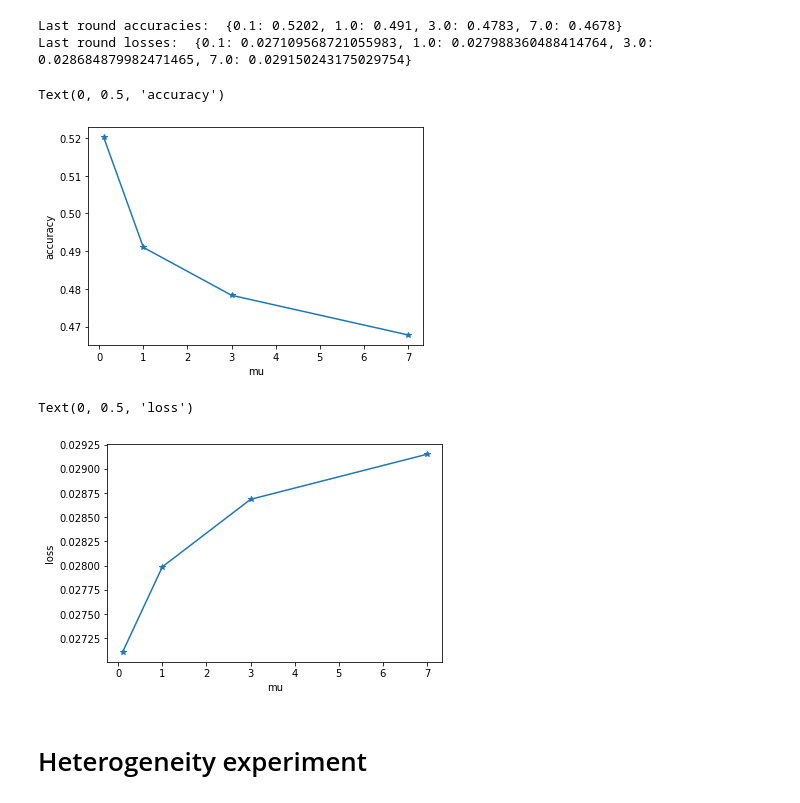
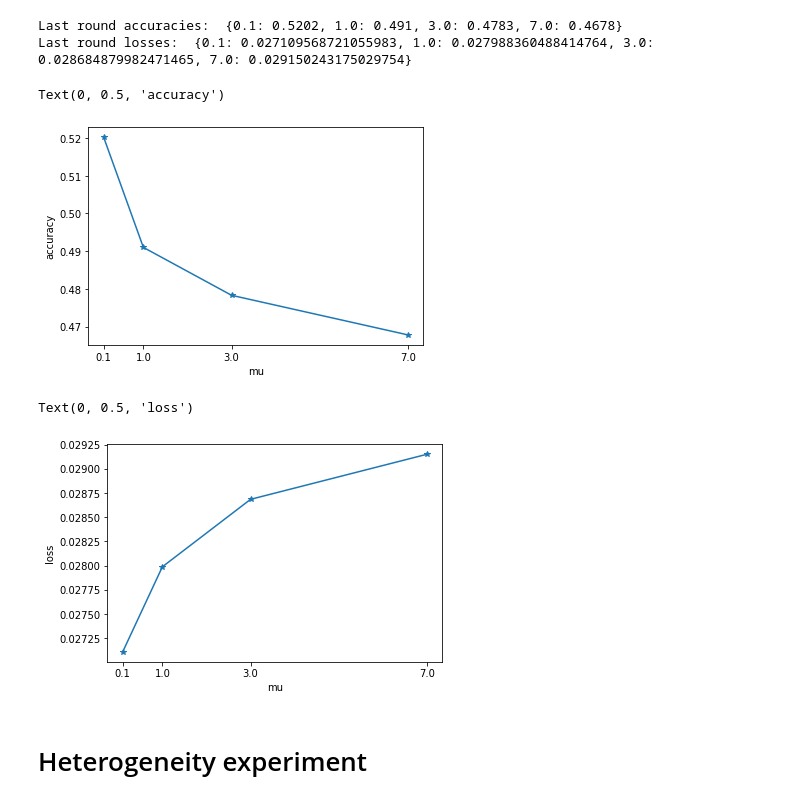
Before and after one commit to minaremeli/MOON, a Jupyter notebook: Experiments evaluation.ipynb, the cells around one changed output. Cells and saved outputs as stored; diff of their text form; code cells hidden in the pictures.

```diff
--- a/Experiments evaluation.ipynb
+++ b/Experiments evaluation.ipynb
@@ -325,18 +328,20 @@ Last round accuracies:  {0.1: 0.5202, 1.0: 0.491, 3.0: 0.4783, 7.0: 0.4678}
 Last round losses:  {0.1: 0.027109568721055983, 1.0: 0.027988360488414764, 3.0: 0.028684879982471465, 7.0: 0.029150243175029754}
 # %%
 plt.plot(last_round_accs.keys(), last_round_accs.values(), '*-')
+plt.xticks(mus)
 plt.xlabel('mu')
 plt.ylabel('accuracy')
 # %% [output]
 Text(0, 0.5, 'accuracy')
-[figure, old version]
+[figure, new version]
 # %%
 plt.plot(last_round_losses.keys(), last_round_losses.values(), '*-')
+plt.xticks(mus)
 plt.xlabel('mu')
 plt.ylabel('loss')
 # %% [output]
 Text(0, 0.5, 'loss')
-[figure, old version]
+[figure, new version]
 # %% [markdown]
 # Heterogeneity experiment
 # %%
```
Also changed, not shown: parts of 12 cells of this notebook, 2 other files.
